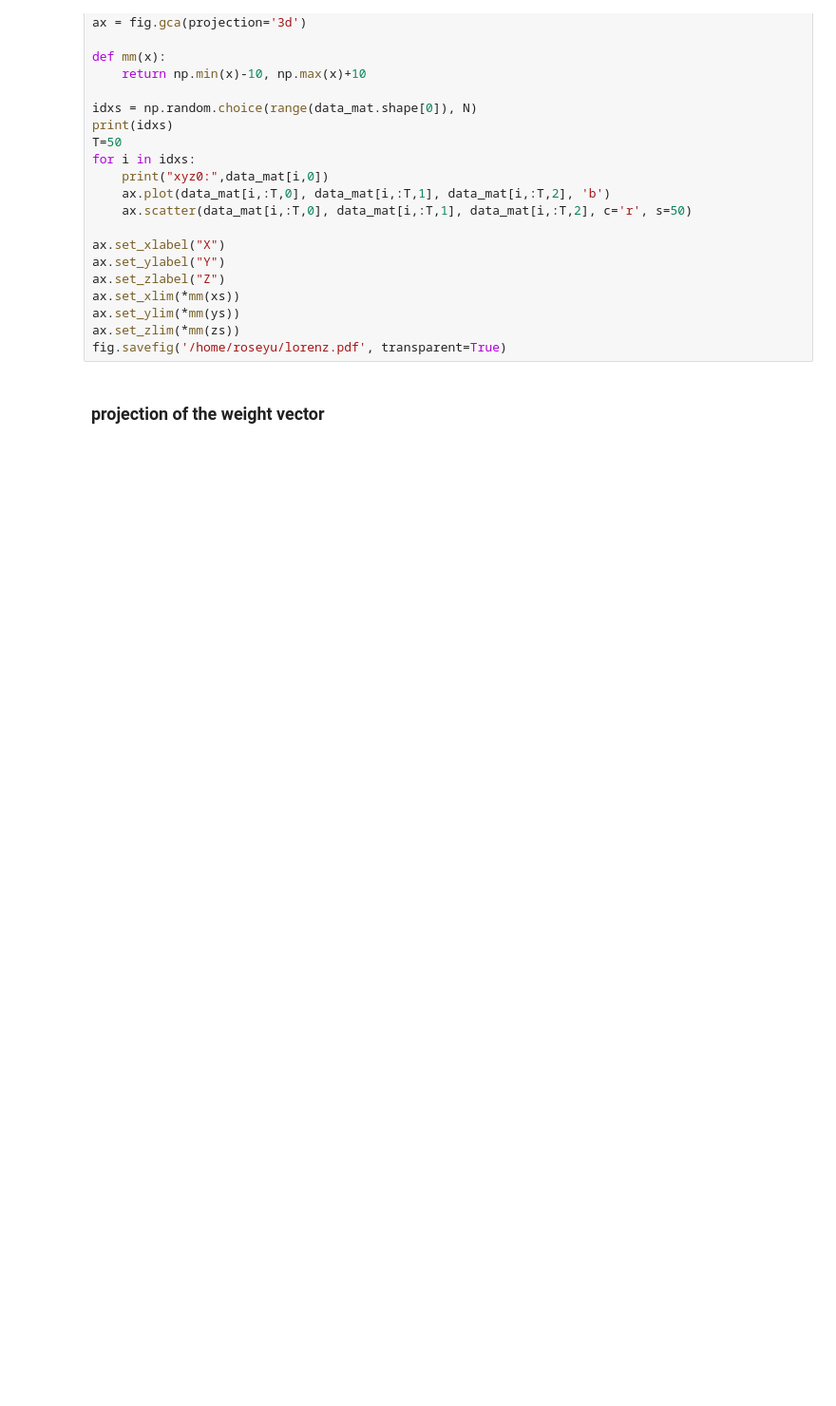
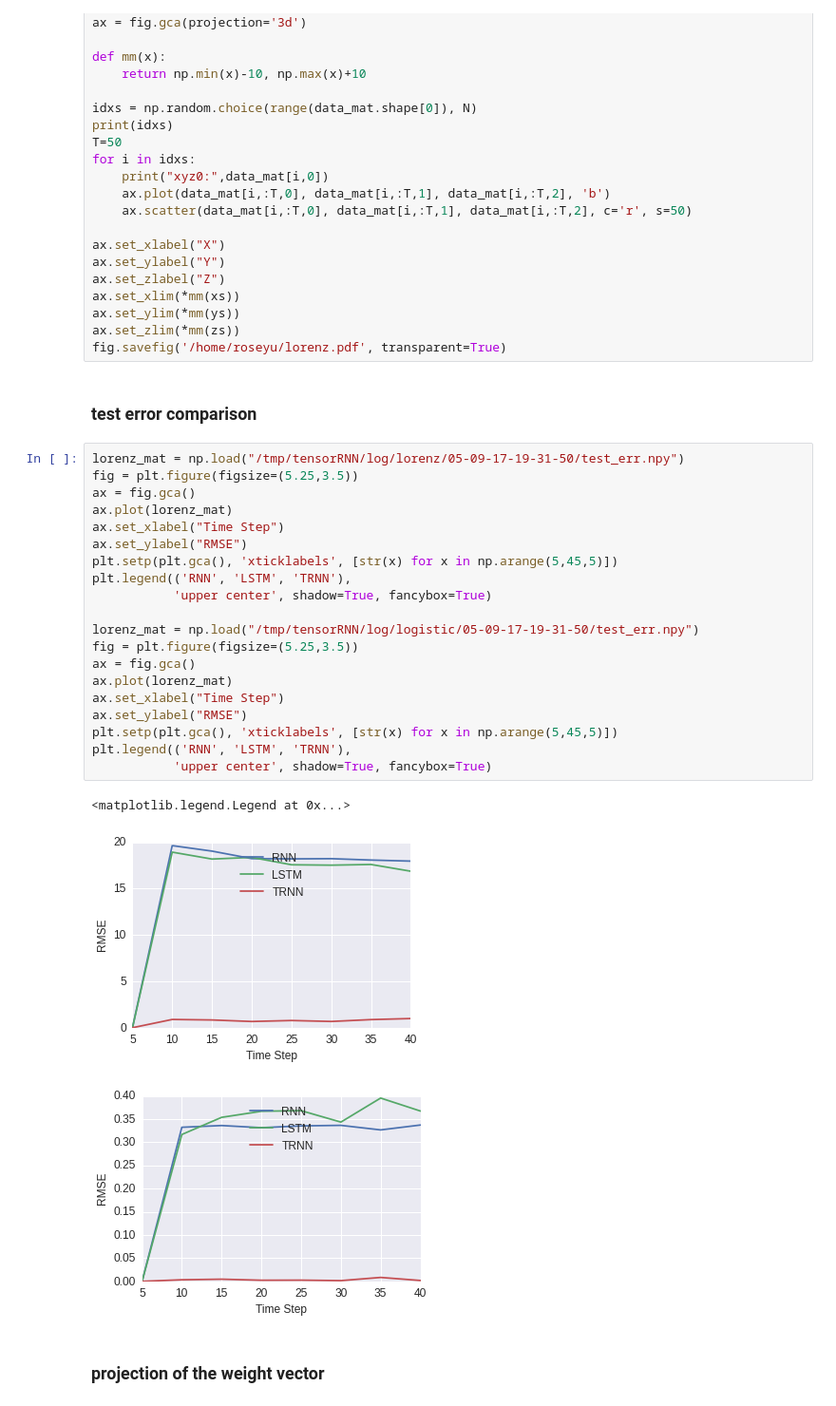
Before and after one commit to yuqirose/TensorRNN, a Jupyter notebook: experiments/plot/plot_nn_weights.ipynb, the cells around one changed output. Shown at 95% size. Drawn from its saved outputs; the diff is of its cells as text; blank space fills up the shorter version.

Commit message:
Updated multi-step results

```diff
--- a/experiments/plot/plot_nn_weights.ipynb
+++ b/experiments/plot/plot_nn_weights.ipynb
@@ -170,6 +170,32 @@ ax.set_xlim(*mm(xs))
 ax.set_ylim(*mm(ys))
 ax.set_zlim(*mm(zs))
 fig.savefig('/home/roseyu/lorenz.pdf', transparent=True)
+# %% [markdown]
+### test error comparison
+# %%
+lorenz_mat = np.load("/tmp/tensorRNN/log/lorenz/05-09-17-19-31-50/test_err.npy")
+fig = plt.figure(figsize=(5.25,3.5))
+ax = fig.gca()
+ax.plot(lorenz_mat)
+ax.set_xlabel("Time Step")
+ax.set_ylabel("RMSE")
+plt.setp(plt.gca(), 'xticklabels', [str(x) for x in np.arange(5,45,5)])
+plt.legend(('RNN', 'LSTM', 'TRNN'),
+           'upper center', shadow=True, fancybox=True)
+
+lorenz_mat = np.load("/tmp/tensorRNN/log/logistic/05-09-17-19-31-50/test_err.npy")
+fig = plt.figure(figsize=(5.25,3.5))
+ax = fig.gca()
+ax.plot(lorenz_mat)
+ax.set_xlabel("Time Step")
+ax.set_ylabel("RMSE")
+plt.setp(plt.gca(), 'xticklabels', [str(x) for x in np.arange(5,45,5)])
+plt.legend(('RNN', 'LSTM', 'TRNN'),
+           'upper center', shadow=True, fancybox=True)
+# %% [output]
+<matplotlib.legend.Legend at 0x...>
+[figure, added]
+[figure, added]
 # %% [markdown]
 ### projection of the weight vector
 # %%
```
Also changed, not shown: parts of 3 cells of this notebook, 6 other files.
